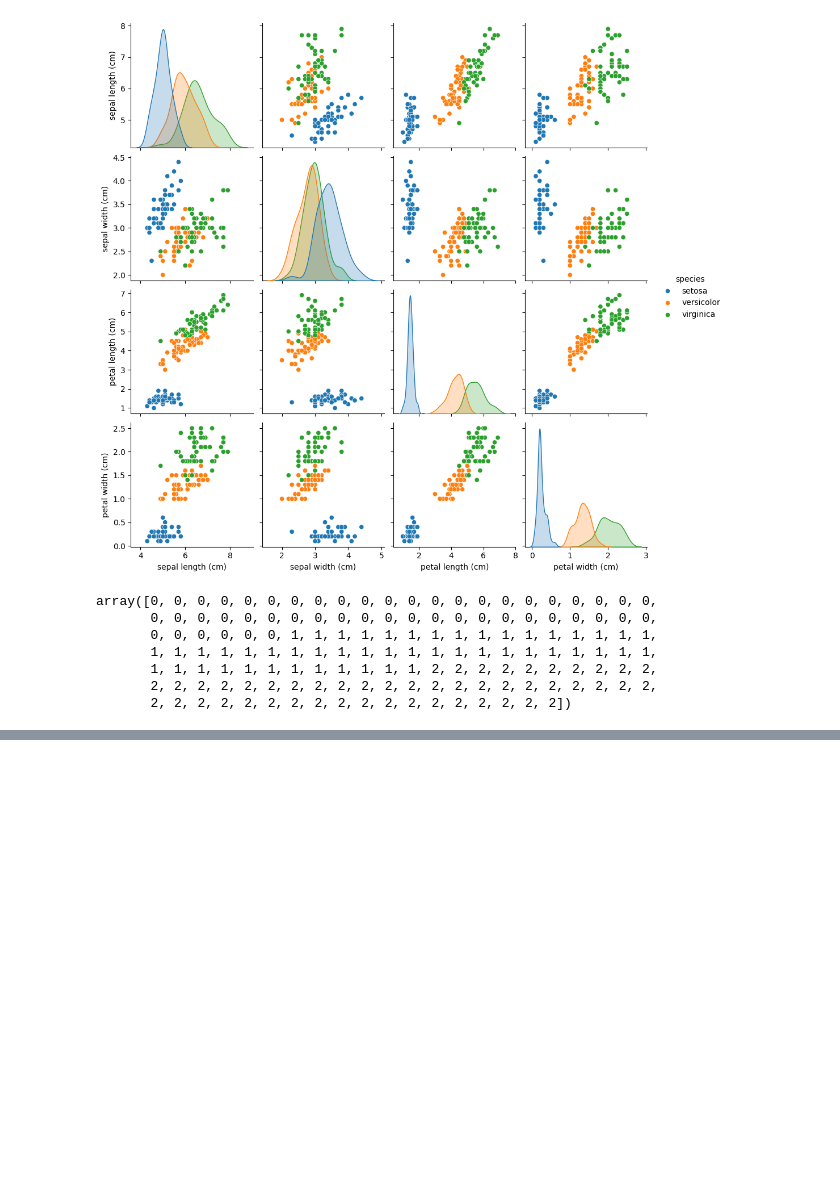
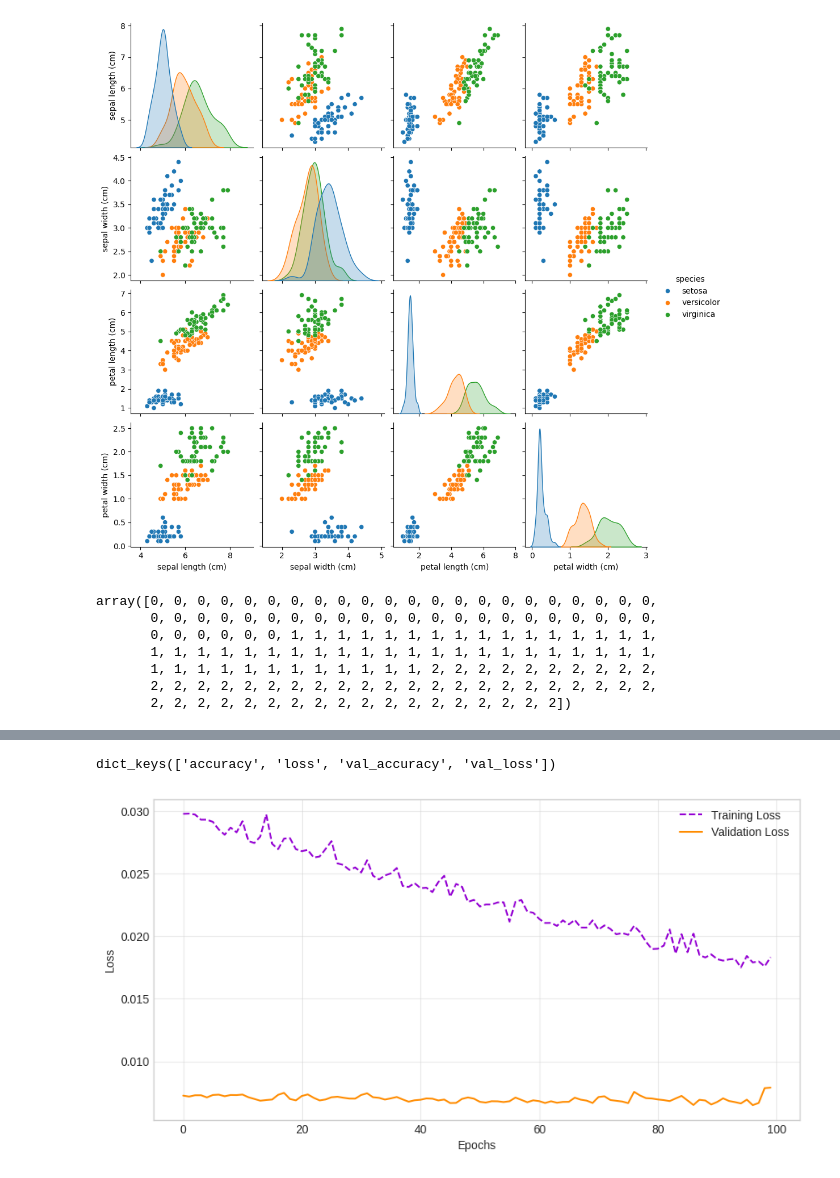
Before and after one commit to Sathvara-Amitkumar/ANN_DL, a Jupyter notebook: iris_prediction.ipynb, the cells around one changed output, grey strips where cells are left out. Cells and saved outputs as stored; diff of their text form; code cells hidden in the pictures; blank space fills up the shorter version.

Commit message:
Complete the project of iris prediction and gaining 96% accuracy using 'adam' optimizer and categprical_classentropy

```diff
--- a/iris_prediction.ipynb
+++ b/iris_prediction.ipynb
@@ -100,0 +139,11 @@ array([0, 0, 0, 0, 0, 0, 0, 0, 0, 0, 0, 0, 0, 0, 0, 0, 0, 0, 0, 0, 0, 0,
+# %%
+y_train_cat = to_categorical(y_train, num_classes=3)
+y_test_cat = to_categorical(y_test, num_classes=3)
+# %%
+model = Sequential([
+    Dense(16, activation='relu', input_shape=(4,)),
+    Dense(8, activation='relu'),
+    Dense(3, activation='softmax')
+])
+# %%
+model.compile(optimizer='adam', loss='categorical_crossentropy', metrics=['accuracy'])
@@ -100,0 +166,2 @@ array([0, 0, 0, 0, 0, 0, 0, 0, 0, 0, 0, 0, 0, 0, 0, 0, 0, 0, 0, 0, 0, 0,
+# %%
+history = model.fit(X_train_scaled, y_train_cat, epochs=100, batch_size=10, validation_split=0.2, verbose=1)
@@ -100,0 +194,16 @@ array([0, 0, 0, 0, 0, 0, 0, 0, 0, 0, 0, 0, 0, 0, 0, 0, 0, 0, 0, 0, 0, 0,
+# %%
+history.history.keys()
+# %% [output]
+dict_keys(['accuracy', 'loss', 'val_accuracy', 'val_loss'])
+# %%
+# Optimized Loss Chart
+plt.figure(figsize=(10, 5))
+plt.plot(history.history['loss'], label='Training Loss', linestyle='dashed', color='darkviolet')
+plt.plot(history.history['val_loss'], label='Validation Loss', linestyle='-', color='darkorange')
+plt.xlabel('Epochs')
+plt.ylabel('Loss')
+plt.legend()
+plt.grid(True, alpha=0.4)
+plt.show()
+# %% [output]
+[figure, added]
```
Also changed, not shown: parts of 13 cells of this notebook.
